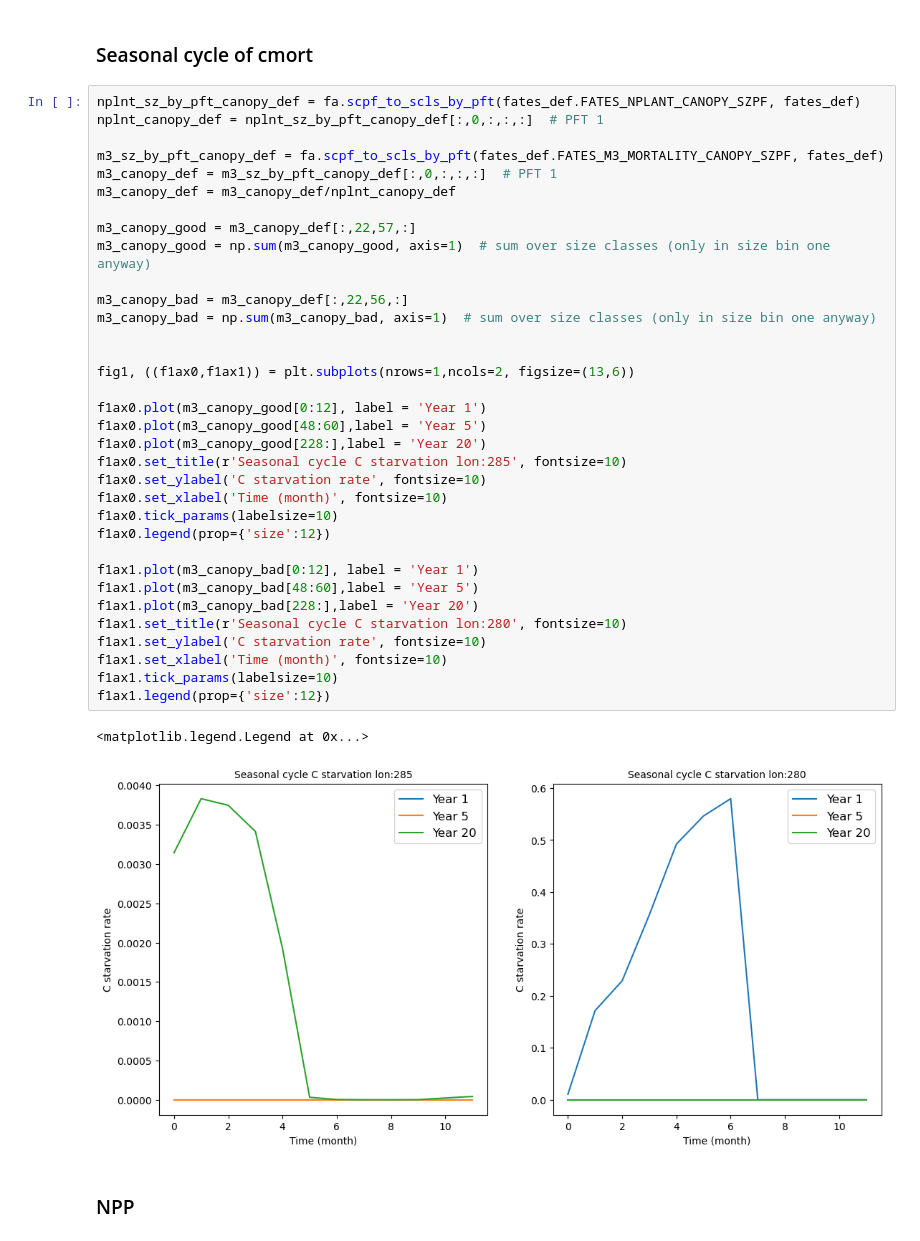
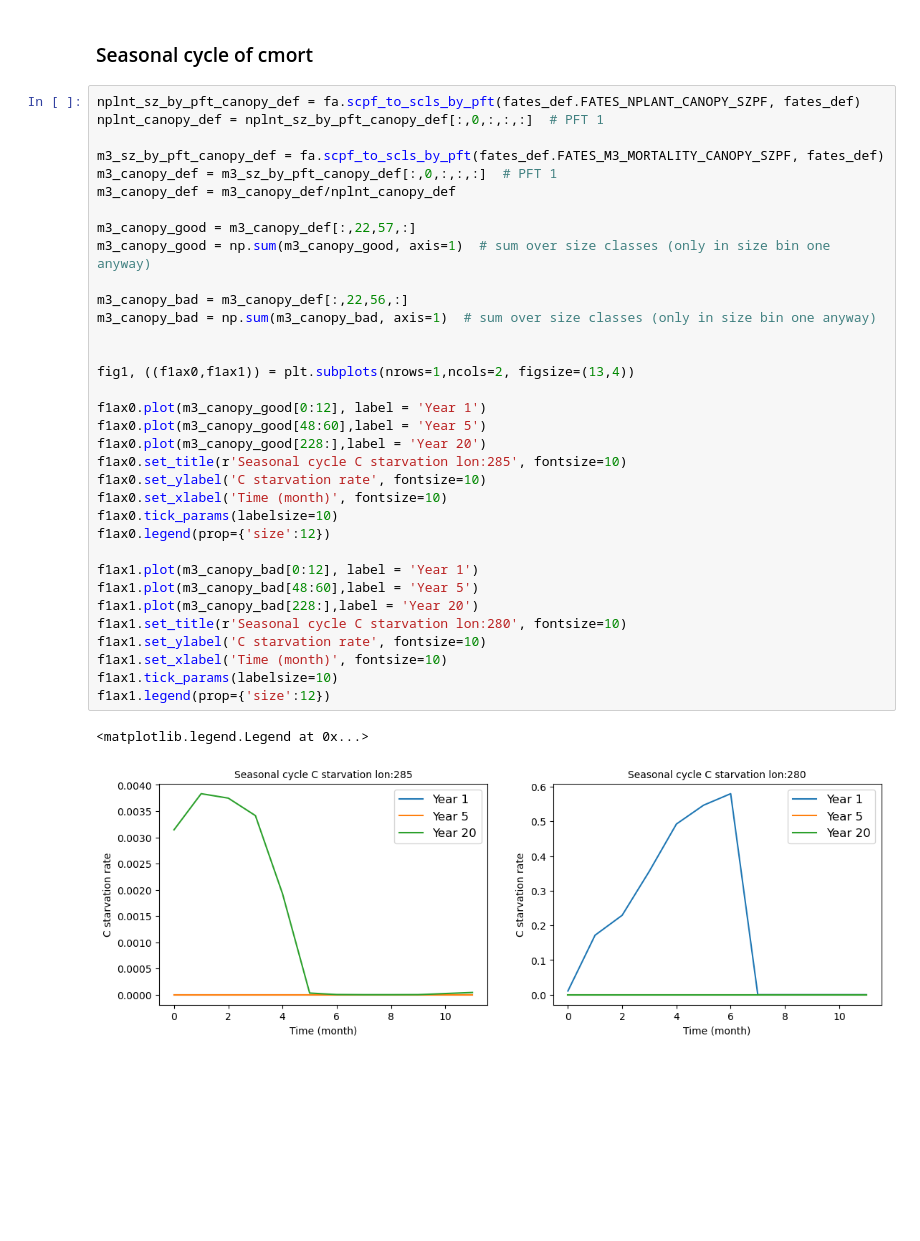
Before and after one commit to adrifoster/fates-global-cal, a Jupyter notebook: jupyter_ppe_scripts/jessie_scripts/Atkin_dieback_single_grid_cell.ipynb, the cells around one changed output. Cells and saved outputs as stored; diff of their text form; blank space fills up the shorter version.

```diff
--- a/jupyter_ppe_scripts/jessie_scripts/Atkin_dieback_single_grid_cell.ipynb
+++ b/jupyter_ppe_scripts/jessie_scripts/Atkin_dieback_single_grid_cell.ipynb
@@ -224,34 +255,32 @@ m3_sz_by_pft_canopy_def = fa.scpf_to_scls_by_pft(fates_def.FATES_M3_MORTALITY_CA
 m3_canopy_def = m3_sz_by_pft_canopy_def[:,0,:,:,:]  # PFT 1
 m3_canopy_def = m3_canopy_def/nplnt_canopy_def
 
 m3_canopy_good = m3_canopy_def[:,22,57,:]
 m3_canopy_good = np.sum(m3_canopy_good, axis=1)  # sum over size classes (only in size bin one anyway)
 
 m3_canopy_bad = m3_canopy_def[:,22,56,:]
 m3_canopy_bad = np.sum(m3_canopy_bad, axis=1)  # sum over size classes (only in size bin one anyway)
 
 
-fig1, ((f1ax0,f1ax1)) = plt.subplots(nrows=1,ncols=2, figsize=(13,6))
+fig1, ((f1ax0,f1ax1)) = plt.subplots(nrows=1,ncols=2, figsize=(13,4))
 
 f1ax0.plot(m3_canopy_good[0:12], label = 'Year 1')
 f1ax0.plot(m3_canopy_good[48:60],label = 'Year 5')
 f1ax0.plot(m3_canopy_good[228:],label = 'Year 20')
 f1ax0.set_title(r'Seasonal cycle C starvation lon:285', fontsize=10)
 f1ax0.set_ylabel('C starvation rate', fontsize=10)
 f1ax0.set_xlabel('Time (month)', fontsize=10)
 f1ax0.tick_params(labelsize=10)
 f1ax0.legend(prop={'size':12})
 
 f1ax1.plot(m3_canopy_bad[0:12], label = 'Year 1')
 f1ax1.plot(m3_canopy_bad[48:60],label = 'Year 5')
 f1ax1.plot(m3_canopy_bad[228:],label = 'Year 20')
 f1ax1.set_title(r'Seasonal cycle C starvation lon:280', fontsize=10)
 f1ax1.set_ylabel('C starvation rate', fontsize=10)
 f1ax1.set_xlabel('Time (month)', fontsize=10)
 f1ax1.tick_params(labelsize=10)
 f1ax1.legend(prop={'size':12})
 # %% [output]
 <matplotlib.legend.Legend at 0x...>
-[figure, old version]
+[figure, new version]
-# %% [markdown]
-### NPP
```
Also changed, not shown: parts of 10 cells of this notebook.
